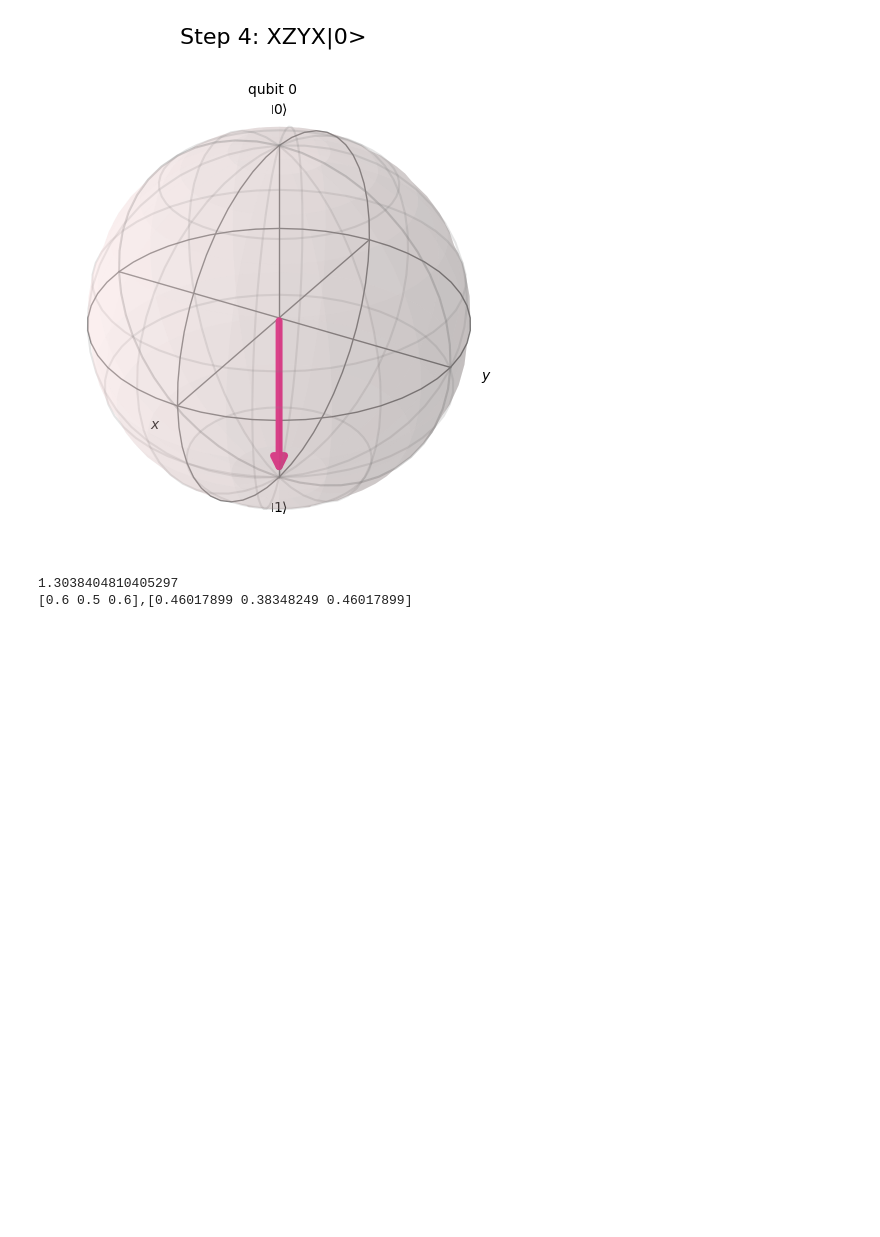
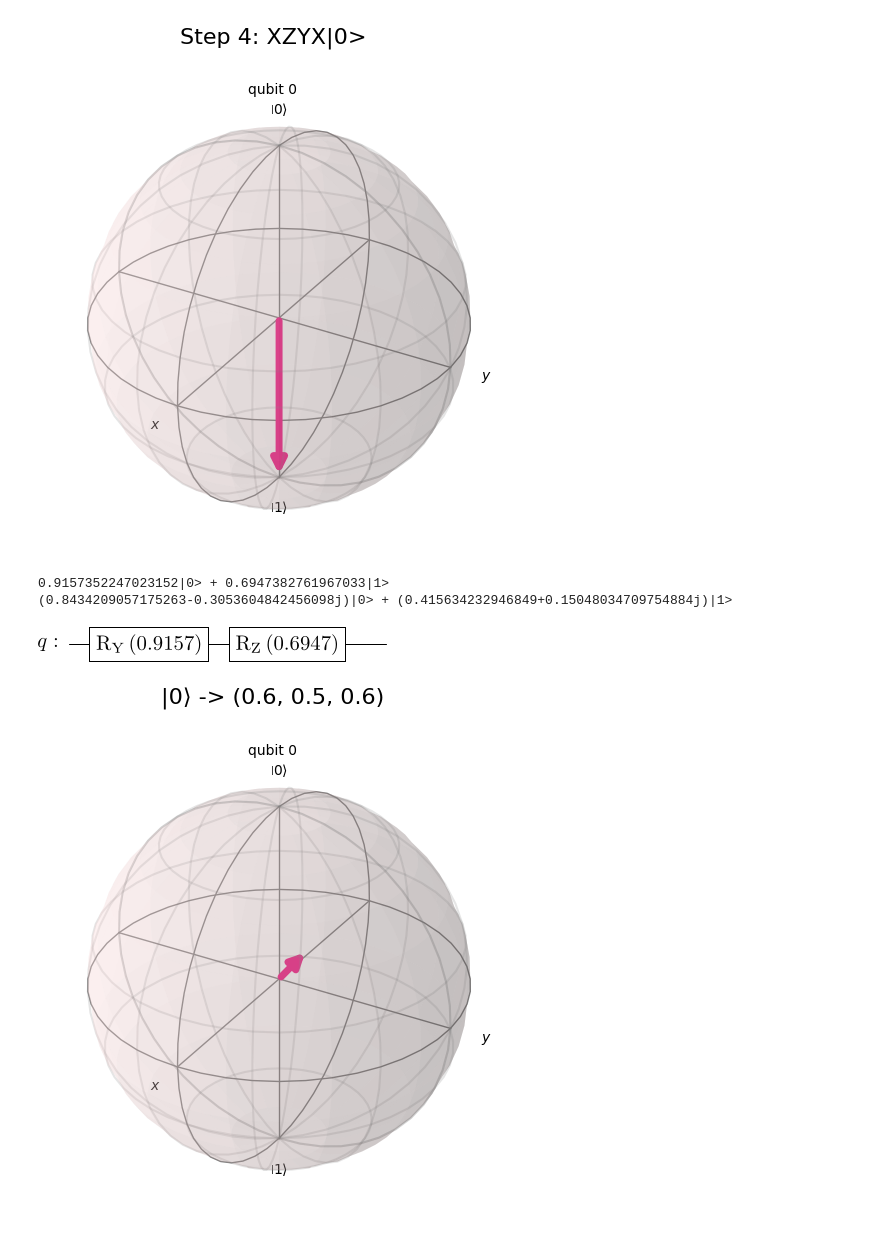
Before and after one commit to MatthewJarek/Quantum_Information_Lab, a Jupyter notebook: Labs/Lab6/Lab6M2.ipynb, the cells around one changed output. Drawn from its saved outputs; the diff is of its cells as text; code cells hidden in the pictures; blank space fills up the shorter version.

```diff
--- a/Labs/Lab6/Lab6M2.ipynb
+++ b/Labs/Lab6/Lab6M2.ipynb
@@ -78,15 +78,34 @@ qc_2[4].draw(output = 'latex')
 [figure]
 [figure]
 # %%
-target = np.array([.6,.5,.6])
+# Use dtype=np.longdouble to have up to 80-bit precision
+target = np.array([.6,.5,.6], dtype=np.longdouble)
 #### Normalize #####
 norm = 0
 for i in target:
-    norm += i
+    norm += i**2
 norm = np.sqrt(norm)
-print(norm)
 normTarget = target/norm
-print(f"{target},{normTarget}")
+#### Get theta ####
+theta = np.arccos(normTarget[2])
+#### Get phi ####
+phi = np.arctan(normTarget[1]/normTarget[0])
+qc_3 = QuantumCircuit(1)
+qc_3.ry(theta, 0)
+qc_3.rz(phi, 0)
+state_3 = Statevector(qc_3)
+plot_bloch_multivector(state_3, title="|0⟩ -> (0.6, 0.5, 0.6)")
 # %% [output]
-1.3038404810405297
-[0.6 0.5 0.6],[0.46017899 0.38348249 0.46017899]
+0.9157352247023152|0> + 0.6947382761967033|1>
+(0.8434209057175263-0.3053604842456098j)|0> + (0.415634232946849+0.15048034709754884j)|1>
+# %%
+qc_3 = QuantumCircuit(1)
+qc_3.ry(theta, 0)
+qc_3.rz(phi, 0)
+state_3 = Statevector(qc_3)
+plot_bloch_multivector(state_3, title="|0⟩ -> (0.6, 0.5, 0.6)")
+
+qc_3.draw(output="latex")
+# %% [output]
+[figure, added]
+[figure, added]
```
Also changed, not shown: 10 other files.
